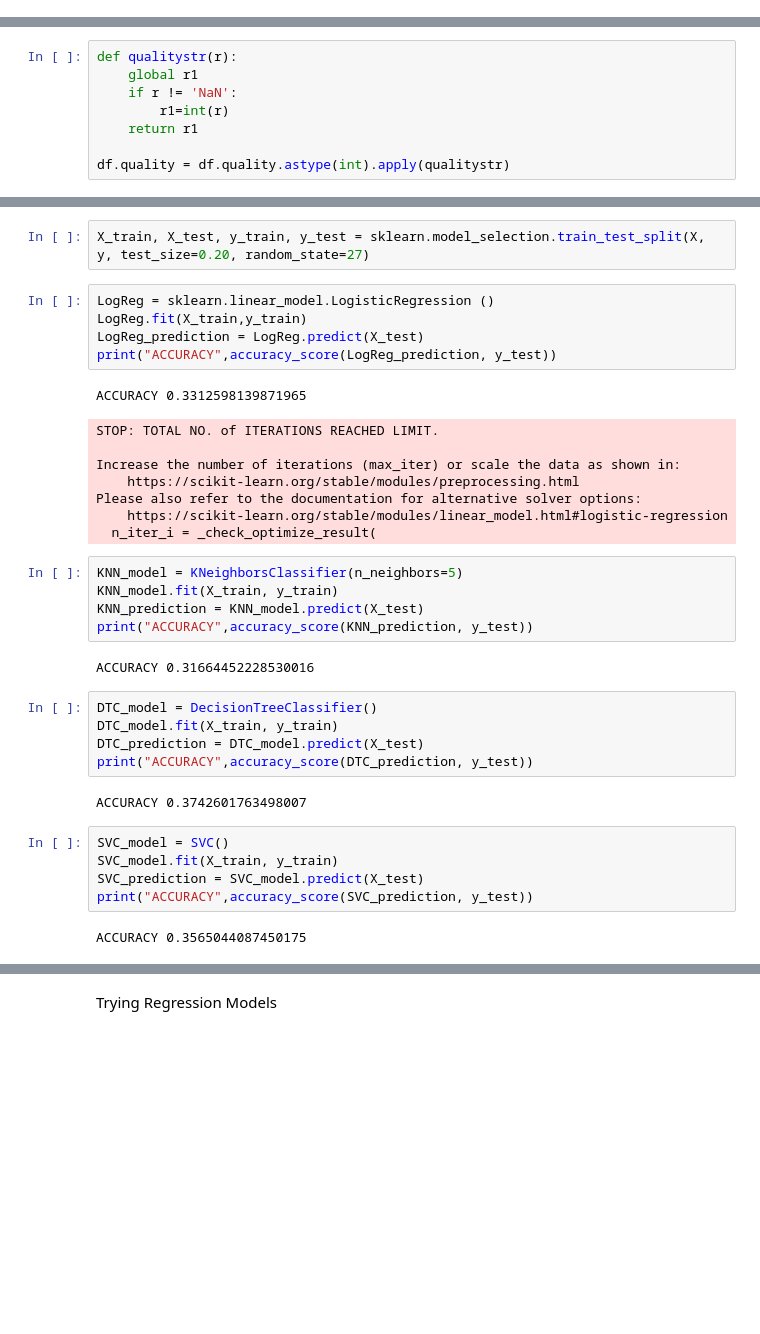
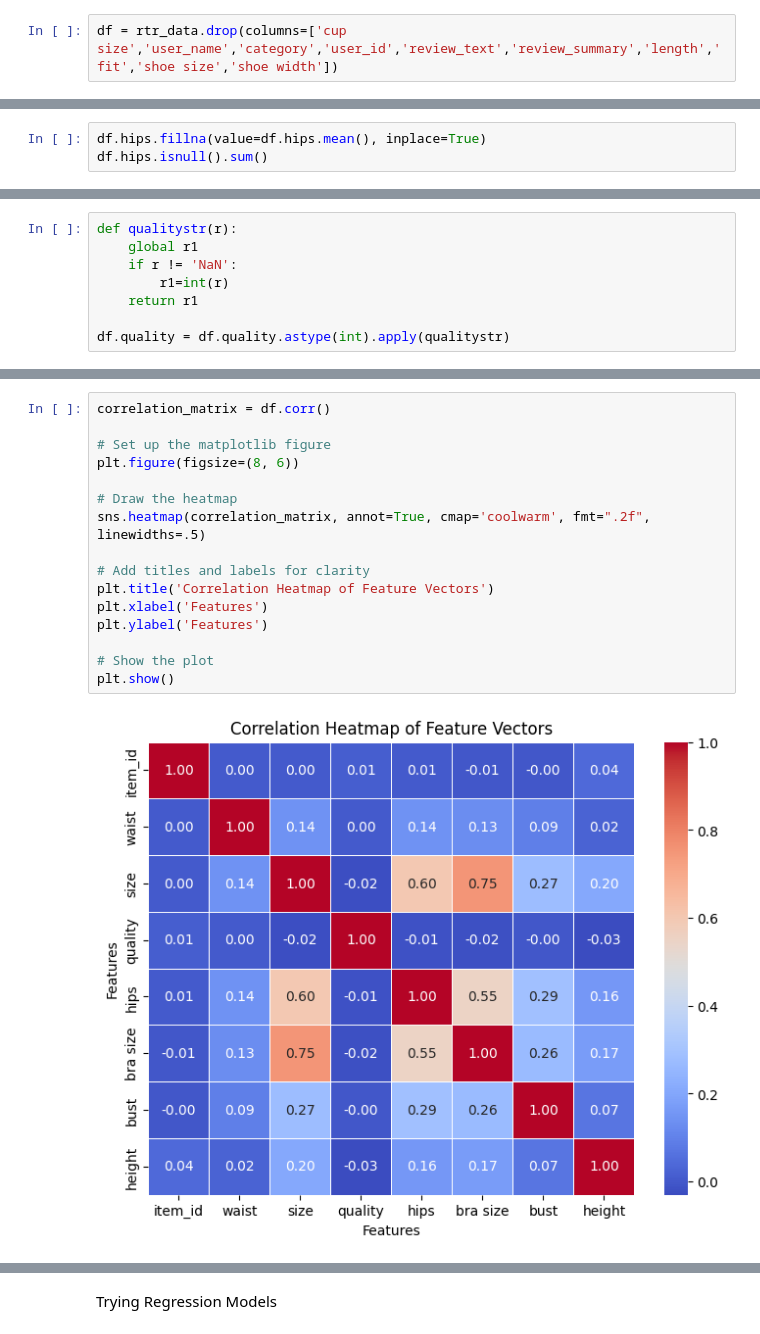
Before and after one commit to jiwonnam/Recommender_sys, a Jupyter notebook: a2.ipynb, the cells around one changed output, grey strips where cells are left out. Drawn from its saved outputs; the diff is of its cells as text; blank space fills up the shorter version.

```diff
--- a/a2.ipynb
+++ b/a2.ipynb
@@ -160,3 +150,5 @@ df = rtr_data.drop(columns=['cup size','review_summary','review_text','length','
+# %%
+df = rtr_data.drop(columns=['cup size','user_name','category','user_id','review_text','review_summary','length','fit','shoe size','shoe width'])
 # %%
 def height_in_cms(ht):
   if ht.lower() != 'nan':
@@ -201,3 +184,6 @@ df.waist.fillna(value=df.waist.mean(), inplace=True)
 df.waist.isnull().sum()
 # %% [output]
 0
+# %%
+df.hips.fillna(value=df.hips.mean(), inplace=True)
+df.hips.isnull().sum()
@@ -242,37 +205,18 @@ y= df.loc[:,['size']]
-# %%
-X_train, X_test, y_train, y_test = sklearn.model_selection.train_test_split(X, y, test_size=0.20, random_state=27)
-# %%
-LogReg = sklearn.linear_model.LogisticRegression ()
-LogReg.fit(X_train,y_train)
-LogReg_prediction = LogReg.predict(X_test)
-print("ACCURACY",accuracy_score(LogReg_prediction, y_test))
-# %% [output]
-ACCURACY 0.3312598139871965
-STOP: TOTAL NO. of ITERATIONS REACHED LIMIT.
-
-Increase the number of iterations (max_iter) or scale the data as shown in:
-    https://scikit-learn.org/stable/modules/preprocessing.html
-Please also refer to the documentation for alternative solver options:
-    https://scikit-learn.org/stable/modules/linear_model.html#logistic-regression
-  n_iter_i = _check_optimize_result(
-# %%
-KNN_model = KNeighborsClassifier(n_neighbors=5)
-KNN_model.fit(X_train, y_train)
-KNN_prediction = KNN_model.predict(X_test)
-print("ACCURACY",accuracy_score(KNN_prediction, y_test))
-# %% [output]
-ACCURACY 0.31664452228530016
-# %%
-DTC_model = DecisionTreeClassifier()
-DTC_model.fit(X_train, y_train)
-DTC_prediction = DTC_model.predict(X_test)
-print("ACCURACY",accuracy_score(DTC_prediction, y_test))
-# %% [output]
-ACCURACY 0.3742601763498007
-# %%
-SVC_model = SVC()
-SVC_model.fit(X_train, y_train)
-SVC_prediction = SVC_model.predict(X_test)
-print("ACCURACY",accuracy_score(SVC_prediction, y_test))
-# %% [output]
-ACCURACY 0.3565044087450175
+# %%
+correlation_matrix = df.corr()
+
+# Set up the matplotlib figure
+plt.figure(figsize=(8, 6))
+
+# Draw the heatmap
+sns.heatmap(correlation_matrix, annot=True, cmap='coolwarm', fmt=".2f", linewidths=.5)
+
+# Add titles and labels for clarity
+plt.title('Correlation Heatmap of Feature Vectors')
+plt.xlabel('Features')
+plt.ylabel('Features')
+
+# Show the plot
+plt.show()
+# %% [output]
+[figure, added]
```
Also changed, not shown: parts of 40 cells of this notebook.
